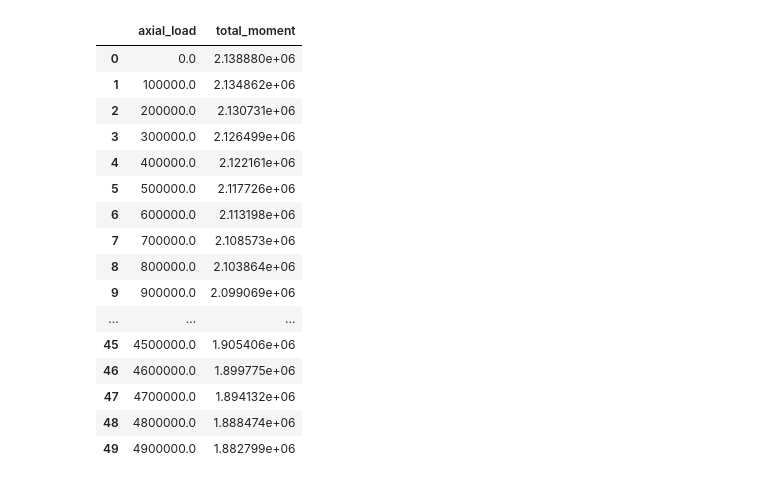
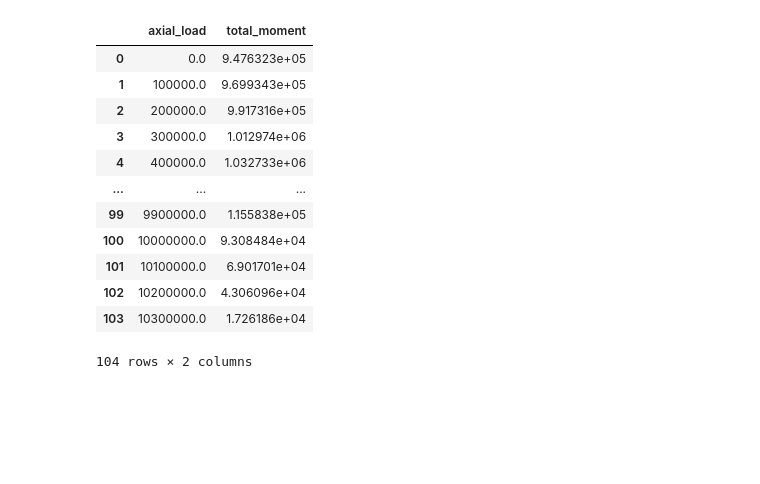
Before and after one commit to AntigoniChatzidaki/Thesis-Section-Analysis, a Jupyter notebook: Section_Analysis.ipynb, the cells around one changed output. Saved outputs shown, nothing was run; the diff lists cells and outputs as text; code cells hidden in the pictures; blank space fills up the shorter version.

```diff
--- a/Section_Analysis.ipynb
+++ b/Section_Analysis.ipynb
@@ -10,33 +10,28 @@ from Materials import Material, Concrete, Steel
 from Sections import Rectangular, Section, HollowRectangular, HollowCircular
 # %%
 frp = Material('FRP', 600e6, 80e9, 'black')
-confining_steel = Steel('Confining Steel', 200e9, 500e6, 'blue')
-reinf_steel = Steel('Reinforcing Steel', 200e9, 500e6, 'blue')
-concrete = Concrete('Concrete', 37e9, 40e6, 'gray', None)
+confining_steel = Steel('Confining Steel', 190e9, 500e6, 'blue')
+reinf_steel = Steel('Reinforcing Steel', 190e9, 500e6, 'blue')
+concrete = Concrete('Concrete', 37e9, 50e6, 'gray', None)
 
+test_section = HollowRectangular(concrete, 0.600, 0.600,0.36,0.36,0.13)
 
-# test_concrete_section = HollowRectangular(concrete, 0.600, 0.600, 0.34, 0.34, 0.130)
-# test_concrete_section.add_reinforcements(steel, 0.016, [(0.065,0.065) , (0.535,0.065) , (0.065,0.535) , (0.535,0.535) , (0.1825,0.065) , (0.065,0.1825) , (0.535,0.1825) , (0.1825,0.535) , (0.3,0.065) , (0.065,0.3) , (0.3,0.535) , (0.535,0.3) , (0.4175,0.065) , (0.065,0.4175) , (0.4175,0.535) , (0.535,0.4175)
-# ])
+# test_section = Rectangular(concrete, 0.600, 0.600)
+test_section.add_reinforcements(reinf_steel, 0.030, [(0.065,0.065) , (0.535,0.065) , (0.065,0.535) , (0.535,0.535) , (0.1825,0.065) , (0.065,0.1825) , (0.535,0.1825) , (0.1825,0.535) , (0.3,0.065) , (0.065,0.3) , (0.3,0.535) , (0.535,0.3) , (0.4175,0.065) , (0.065,0.4175) , (0.4175,0.535) , (0.535,0.4175)
+                            ])
 # test_section = Rectangular(concrete, 0.35, 0.35)
 # test_section.add_reinforcements(reinf_steel,0.025, [(0.05,0.05) , (0.3,0.05) , (0.05,0.3) , (0.3,0.3) , (0.133333333333333,0.05)  , (0.133333333333333,0.3) , (0.216666666666667,0.05)  , (0.216666666666667,0.3)
 #   ])
 
-test_outer_steel = HollowRectangular(confining_steel, 0.4, 0.2, 0.3, 0.1, 0, 0)
-test_concrete = HollowRectangular(concrete, 0.3, 0.1, 0.2, 0, 0.05, 0.05)
-
-# test_concrete = HollowCircular(concrete, 0.5, 0.05, 0.3, 0.3)
-# test_inner_steel = HollowCircular(confining_steel, 0.4, 0.05, 0.3, 0.3)
-
-test_section = test_outer_steel +test_concrete #+ test_inner_steel
+# test_outer_steel = HollowRectangular(confining_steel, 0.5, 0.5, 0.46, 0.46, 0.02, 0, 0)
+# test_concrete = Rectangular(concrete, 0.46, 0.46, 0.02, 0.02)
+# test_section = test_outer_steel + test_concrete
 
 
+# test_section = Rectangular(concrete, 0.6,0 .6)
+# test_section.add_reinforcements(reinf_steel,0.025, [(0.0425,0.0425) , (0.5575,0.0425) , (0.0425,0.5575) , (0.5575,0.5575) , (0.214166666666667,0.0425) , (0.0425,0.214166666666667) , (0.5575,0.214166666666667) , (0.214166666666667,0.5825) , (0.385833333333333,0.0425) , (0.0425,0.385833333333333) , (0.385833333333333,0.5575) , (0.5575,0.385833333333333)
+#                                                     ])
 
-test_section_concrete = HollowRectangular(concrete,0.400,0.400,0.300,0.300,0)
-# test_section_steel = HollowRectangular(confining_steel,0.500,0.500,0.400,0.400,0)
-# test_section = test_section_concrete + test_section_steel
-# # test_concrete_section.add_reinforcements(steel,0.032, [(0.065,0.065) , (0.335,0.065) , (0.065,0.335) , (0.335,0.335) , (0.1325,0.065) , (0.065,0.1325) , (0.335,0.1325) , (0.1325,0.335) , (0.2,0.065) , (0.065,0.2) , (0.2,0.335) , (0.335,0.2)
-# #       ])
 
 # test_concrete_section = HollowCircular(steel,0.60,0.02,0.3,0.3)
 # test_concrete_section.add_reinforcements(concrete, 0.032, [(0.065,0.065) , (0.535,0.065) , (0.065,0.535) , (0.535,0.535) , (0.221666666666667,0.065) , (0.065,0.221666666666667) , (0.535,0.221666666666667) , (0.221666666666667,0.535) , (0.378333333333333,0.065) , (0.065,0.378333333333333) , (0.378333333333333,0.535) , (0.535,0.378333333333333)
@@ -160,8 +160,6 @@ plt.subplots_adjust(left=0.1,
 # %%
-
-
 test_section.generate_slices()
-axial_loads = np.arange(0, 5000e3, 100000)
+axial_loads = np.arange(0, 10366755, 100e3)
 out = []
 for axial_load in axial_loads:
     test_section.calculate_neutral_axis(axial_load, concrete, reinf_steel)
@@ -191,17 +189,13 @@ interaction_table
 |  | axial_load | total_moment |
-| 0 | 0.0 | 2.138880e+06 |
-| 1 | 100000.0 | 2.134862e+06 |
-| 2 | 200000.0 | 2.130731e+06 |
-| 3 | 300000.0 | 2.126499e+06 |
-| 4 | 400000.0 | 2.122161e+06 |
-| 5 | 500000.0 | 2.117726e+06 |
-| 6 | 600000.0 | 2.113198e+06 |
-| 7 | 700000.0 | 2.108573e+06 |
-| 8 | 800000.0 | 2.103864e+06 |
-| 9 | 900000.0 | 2.099069e+06 |
+| 0 | 0.0 | 9.476323e+05 |
+| 1 | 100000.0 | 9.699343e+05 |
+| 2 | 200000.0 | 9.917316e+05 |
+| 3 | 300000.0 | 1.012974e+06 |
+| 4 | 400000.0 | 1.032733e+06 |
 | ... | ... | ... |
-| 45 | 4500000.0 | 1.905406e+06 |
-| 46 | 4600000.0 | 1.899775e+06 |
-| 47 | 4700000.0 | 1.894132e+06 |
-| 48 | 4800000.0 | 1.888474e+06 |
-| 49 | 4900000.0 | 1.882799e+06 |
+| 99 | 9900000.0 | 1.155838e+05 |
+| 100 | 10000000.0 | 9.308484e+04 |
+| 101 | 10100000.0 | 6.901701e+04 |
+| 102 | 10200000.0 | 4.306096e+04 |
+| 103 | 10300000.0 | 1.726186e+04 |
+104 rows × 2 columns
```
Also changed, not shown: parts of 10 cells of this notebook, 3 other files.
